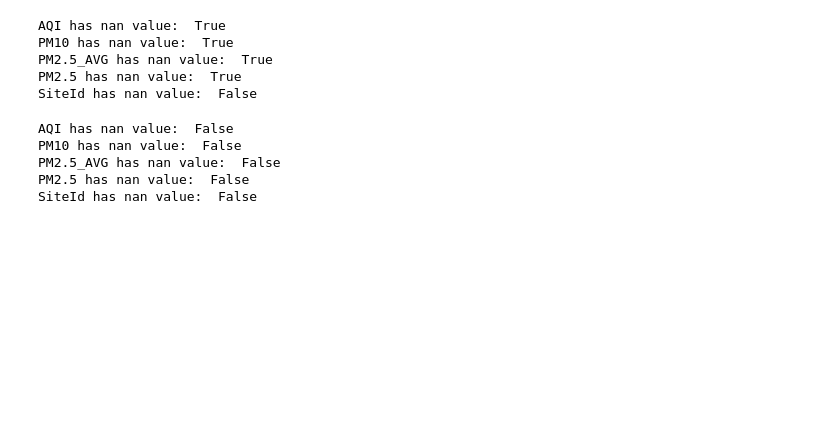
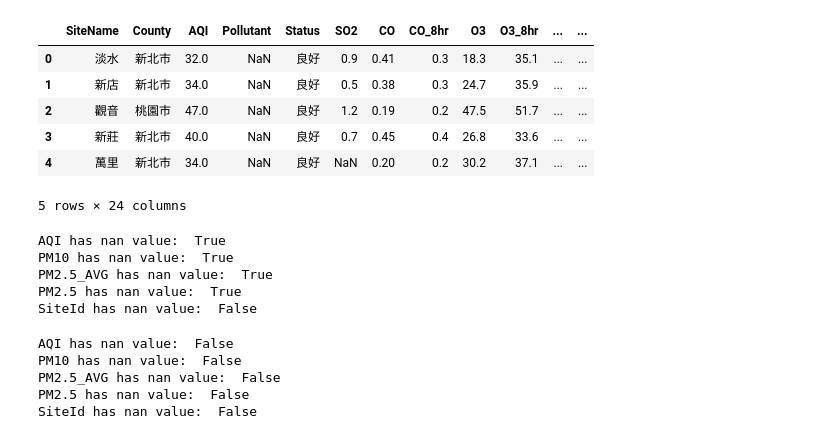
Before and after one commit to pryang0601/Bayesian-Analysis, a Jupyter notebook: Linear_mean_v2/linear_mean_v2.ipynb, the cells around one changed output. Drawn from its saved outputs; the diff is of its cells as text; code cells hidden in the pictures; blank space fills up the shorter version.

Commit message:
change truth data

```diff
--- a/Linear_mean_v2/linear_mean_v2.ipynb
+++ b/Linear_mean_v2/linear_mean_v2.ipynb
@@ -40,3 +15,15 @@ df.describe()
+# %%
+df=pd.read_csv('/kaggle/input/historyapr/EPA_OD_202304.csv')
+truth=pd.read_csv('/kaggle/input/history-may/EPA_OD_202305.csv')
+df.head()
+# %% [output]
+|  | SiteName | County | AQI | Pollutant | Status | SO2 | CO | CO_8hr | O3 | O3_8hr | ... | ... |
+| 0 | 淡水 | 新北市 | 32.0 | NaN | 良好 | 0.9 | 0.41 | 0.3 | 18.3 | 35.1 | ... | ... |
+| 1 | 新店 | 新北市 | 34.0 | NaN | 良好 | 0.5 | 0.38 | 0.3 | 24.7 | 35.9 | ... | ... |
+| 2 | 觀音 | 桃園市 | 47.0 | NaN | 良好 | 1.2 | 0.19 | 0.2 | 47.5 | 51.7 | ... | ... |
+| 3 | 新莊 | 新北市 | 40.0 | NaN | 良好 | 0.7 | 0.45 | 0.4 | 26.8 | 33.6 | ... | ... |
+| 4 | 萬里 | 新北市 | 34.0 | NaN | 良好 | NaN | 0.20 | 0.2 | 30.2 | 37.1 | ... | ... |
+5 rows × 24 columns
 # %%
 features=['AQI','PM10','PM2.5_AVG','PM2.5','SiteId']
 for feature in features:
```
Also changed, not shown: parts of 10 cells of this notebook.
